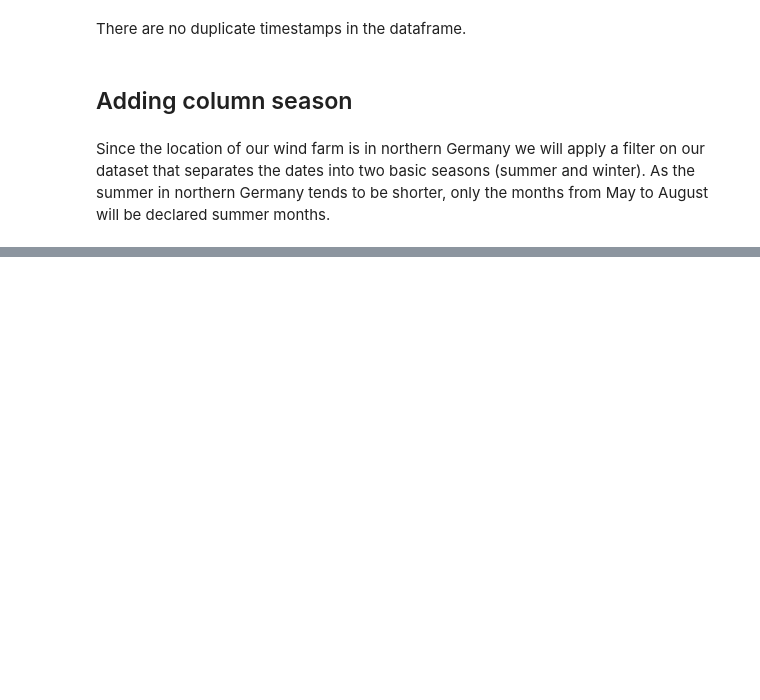
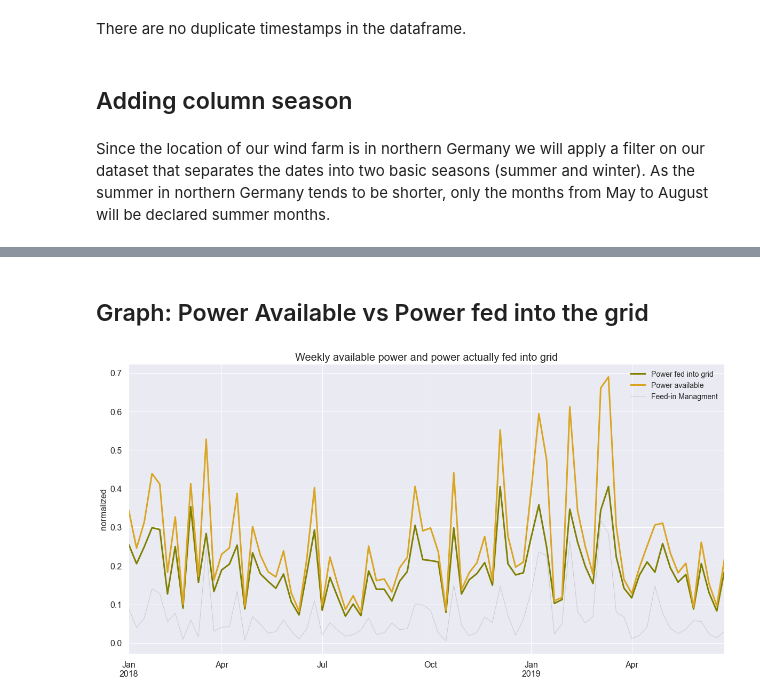
Before and after one commit to JonJae/TimeSeriesPrediction_FeedInMngmt, a Jupyter notebook: FeedInMngmt_EDA.ipynb, the cells around one changed output, grey strips where cells are left out. Saved outputs shown, nothing was run; the diff lists cells and outputs as text; code cells hidden in the pictures; blank space fills up the shorter version.

Commit message:
added wind graphs

```diff
--- a/FeedInMngmt_EDA.ipynb
+++ b/FeedInMngmt_EDA.ipynb
@@ -404,3 +404,37 @@ df.head()
 | 2018-01-01 06:20:00 | 0.500030 | 0.905168 | 0.405137 | 0.0 | 16.720270 | 1350.826273 | ... |
 | 2018-01-01 06:30:00 | 0.436176 | 0.918136 | 0.481961 | 0.0 | 16.691888 | 1351.275581 | ... |
 | 2018-01-01 06:40:00 | 0.423738 | 0.920801 | 0.497063 | 0.0 | 16.663507 | 1351.724889 | ... |
+# %% [markdown]
+## Graph: Power Available vs Power fed into the grid
+# %%
+###### DATA SELECTION ######
+weekly_feedin = df['power_mw_obsnorm'].resample('W').mean()
+weekly_available = df['power_available_mw_obsnorm'].resample('W').mean()
+weekly_loss = df['target_losses_norm'].resample('W').mean()
+###### DATA PLOTTING ######
+fig, ax = plt.subplots(figsize=(20,10))
+weekly_feedin.plot(label='Power fed into grid',color='olive', lw=3)
+weekly_available.plot(label='Power available',color='goldenrod', lw=3)
+weekly_loss.plot(label='Feed-in Managment',color='grey', alpha=0.3,  lw=1)
+
+### Moving Mean
+#moving_mean = df['power_mw_obsnorm'].resample('W').mean().rolling(4).mean()
+#moving_mean.plot(label='Power available',color='green')
+######
+
+
+###### PLOT SETTINGS #######
+plt.ylabel('normalized', fontsize=16)
+plt.tick_params(labelsize=16)
+plt.title('Weekly available power and power actually fed into grid', fontsize=20)
+plt.legend(loc='upper right', fontsize=14)
+
+### CLEANING WORKSPACE ###
+del weekly_feedin, weekly_available, weekly_loss
+
+
+###### OUTPUT #######
+plt.savefig('figures/available_fedin.png', bbox_inches='tight', transparent=True)
+plt.show;
+# %% [output]
+[figure, added]
```
Also changed, not shown: parts of 8 cells of this notebook, 3 other files.
